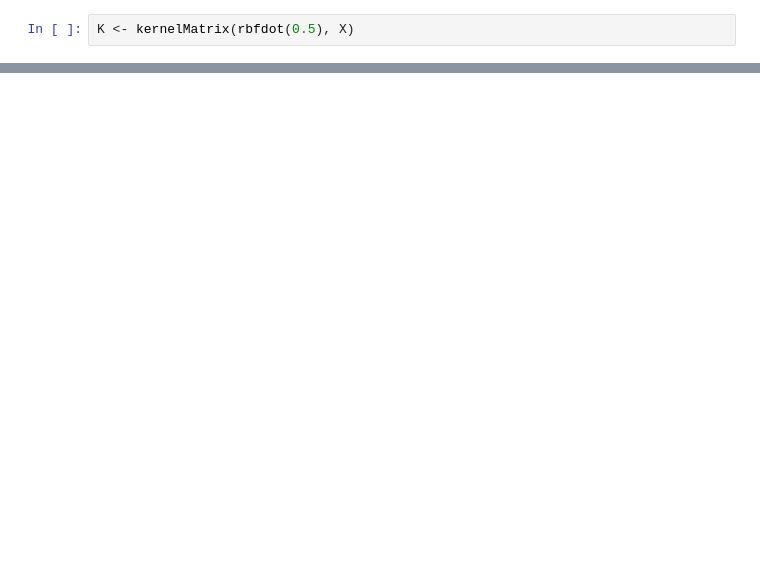
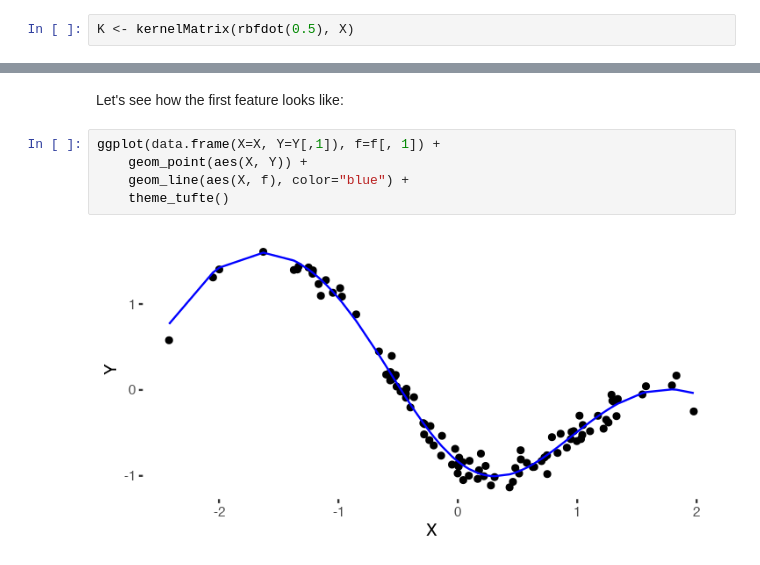
Before and after one commit to dirmeier/etudes, a Jupyter notebook: gplvm.ipynb, the cells around one changed output, grey strips where cells are left out. Cells and saved outputs as stored; diff of their text form; blank space fills up the shorter version.

```diff
--- a/gplvm.ipynb
+++ b/gplvm.ipynb
@@ -28 +76,10 @@ for (j in seq(p)) {
 }
+# %% [markdown]
+Let's see how the first feature looks like:
+# %%
+ggplot(data.frame(X=X, Y=Y[,1]), f=f[, 1]) +
+    geom_point(aes(X, Y)) +
+    geom_line(aes(X, f), color="blue") +
+    theme_tufte()
+# %% [output]
+[figure, added]
```
Also changed, not shown: parts of 26 cells of this notebook, 2 other files.
